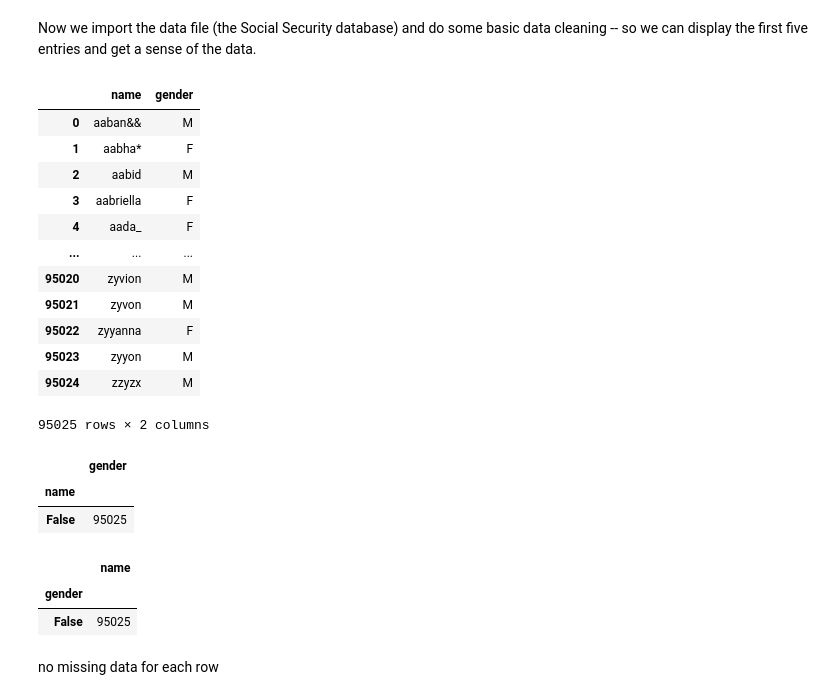
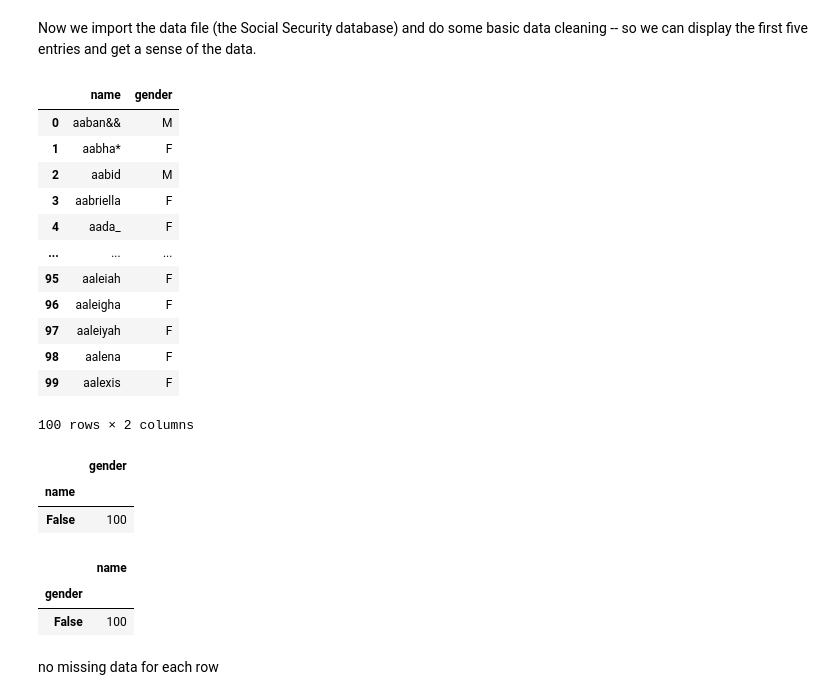
Before and after one commit to mhilmiasyrofi/GenderPredictor, a Jupyter notebook: name-gender-classifier.ipynb, the cells around one changed output. Drawn from its saved outputs; the diff is of its cells as text; code cells hidden in the pictures.

```diff
--- a/name-gender-classifier.ipynb
+++ b/name-gender-classifier.ipynb
@@ -29,37 +28,39 @@ import helper
 # %% [markdown]
 Now we import the data file (the Social Security database) and do some basic data cleaning -- so we can display the first five entries and get a sense of the data.
 # %%
-#import social security names database from Kaggle in int form
 names = pd.read_csv("data/name_gender.csv")
-# names = names.fillna("")
 names["name"] = names["name"].apply(lambda x: x.lower())
 names
+
+
+names = names[:100]
+names
 # %% [output]
 |  | name | gender |
 | 0 | aaban&& | M |
 | 1 | aabha* | F |
 | 2 | aabid | M |
 | 3 | aabriella | F |
 | 4 | aada_ | F |
 | ... | ... | ... |
-| 95020 | zyvion | M |
-| 95021 | zyvon | M |
-| 95022 | zyyanna | F |
-| 95023 | zyyon | M |
-| 95024 | zzyzx | M |
+| 95 | aaleiah | F |
+| 96 | aaleigha | F |
+| 97 | aaleiyah | F |
+| 98 | aalena | F |
+| 99 | aalexis | F |
-95025 rows × 2 columns
+100 rows × 2 columns
 # %%
 names.isnull().groupby("name").count()
 # %% [output]
 |  | gender |
 | name |  |
-| False | 95025 |
+| False | 100 |
 # %%
 names.isnull().groupby("gender").count()
 # %% [output]
 |  | name |
 | gender |  |
-| False | 95025 |
+| False | 100 |
 # %% [markdown]
 no missing data for each row
 # %% [markdown]
```
Also changed, not shown: parts of 32 cells of this notebook.
